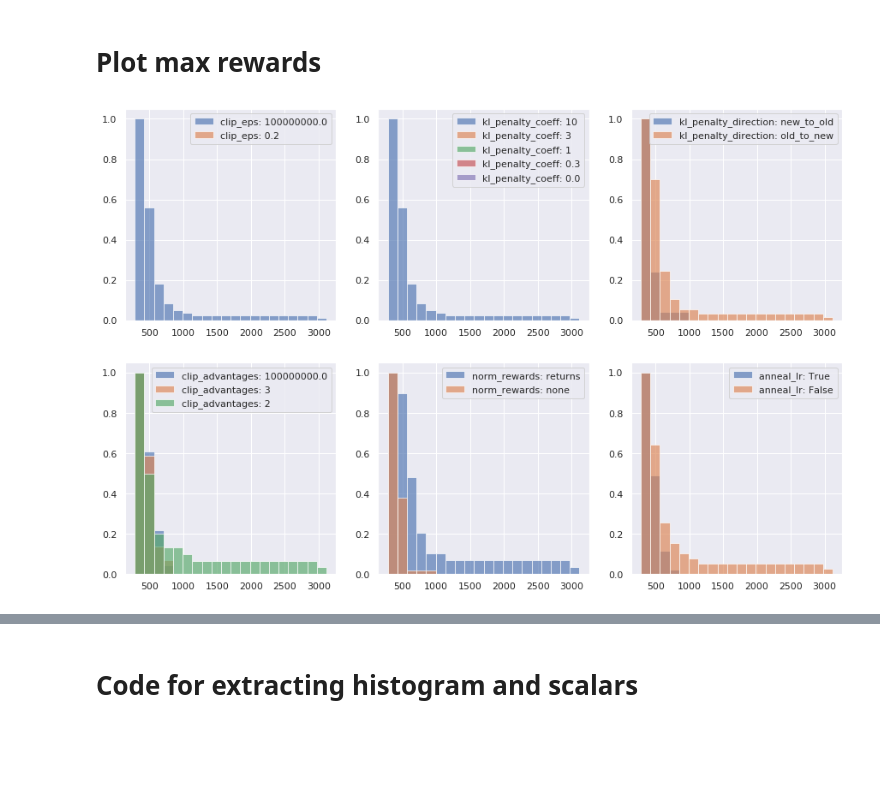
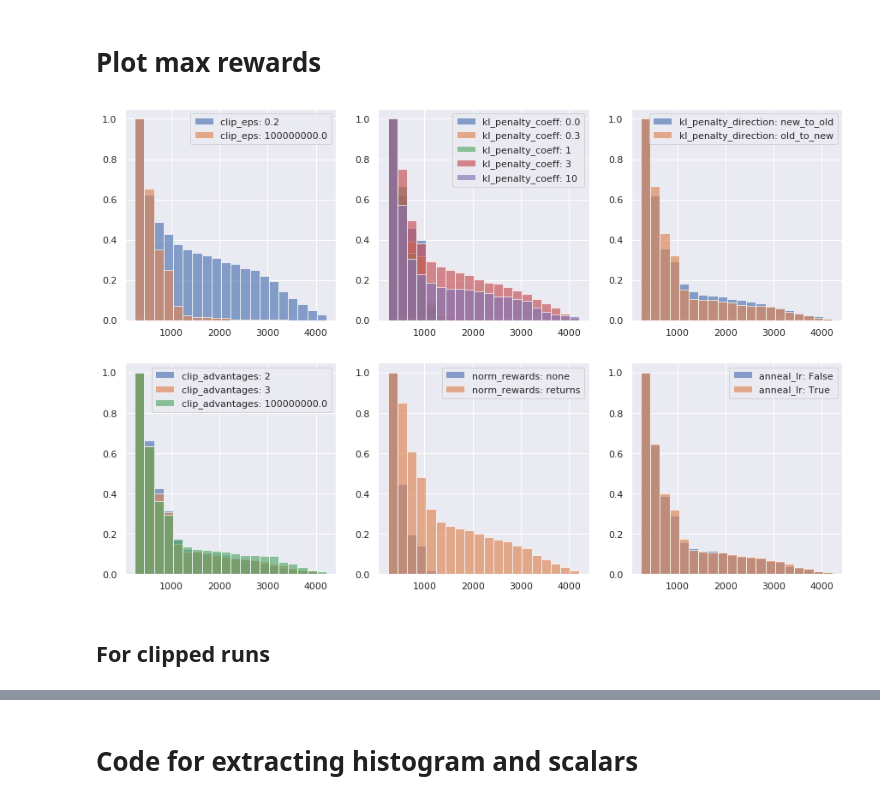
Before and after one commit to chloechsu/code-for-paper, a Jupyter notebook: src/kl_and_clip_experiment/analysis.ipynb, the cells around one changed output, grey strips where cells are left out. Drawn from its saved outputs; the diff is of its cells as text; code cells hidden in the pictures; blank space fills up the shorter version.

```diff
--- a/src/kl_and_clip_experiment/analysis.ipynb
+++ b/src/kl_and_clip_experiment/analysis.ipynb
@@ -17,3 +9,34 @@ OSError: HDF5 error back trace
+# %%
+broken = [
+'7830f76f-c497-4763-99c3-dd6561ed6240',
+'e5eac721-7e54-444c-9368-be0cef27dbdc',
+'c19b9945-4cba-44ff-bcd7-99615912389c',
+'236cfe9e-71eb-4c2e-ac44-8cebbced942b',
+'7ef78312-d00f-4db8-be19-b92ca1a24b1d',
+'f76d07ab-23c5-466c-a961-9a0757c10c21',
+'591384c0-3303-4146-83dc-69865bb68d16',
+'92c53a02-7d63-4279-a6c2-685c73fd2c0f',
+'1b6ea9b4-9d89-46b6-95f2-0f50ac376938',
+'234238e1-849c-408d-8e2e-fe9ccb114f5b',
+'2e332d37-af76-4271-a80b-660758d5b519',
+'e9307ee2-61bf-48f6-a936-a78dff18e68e',
+'c6e94626-ccc5-480a-98ad-f70263f9b845',
+'df12e229-9aad-442b-9a4e-ea7fb4b1bc5e',
+'09067514-cad2-4f84-b25a-3614a65669a9',
+'9cf5b8fd-49af-43cd-83e3-1cecaeeabd1e',
+'520129df-6f8e-4299-951a-20608883f263',
+'620f9efd-62a7-4bb5-80bf-bb58c747d480',
+'cb1a550c-73a9-4c83-bcda-cb00f605d099',
+'d432e49d-f684-4063-a94d-6aa874da6926',
+'0f0bacca-34b1-4f35-8879-42a86cd11837',
+'0e636be9-aa25-4d1d-bc9b-159737051603',
+'bc8bfd27-197e-4562-a12a-3af4c65413f5',
+'c06123db-9333-4630-9bc5-88e23f5aa0ba',
+'d687ad92-e001-4b69-977a-78d231b27a9d',
+'fe7e24dc-9e15-4692-ad64-eb3daef3931d'
+]
+
+r = readers.CollectionReader('agents', exp_filter=lambda exp_id: exp_id not in broken)
 # %%
 metadata = r.df('metadata')
 opt = r.df('optimization')
@@ -24,7 +47,7 @@ constraints_heldout = r.df('paper_constraints_heldout')
 code_level_opts = {
       'clip_eps': [0.2, 1e8],
       'kl_penalty_coeff': [0.0, 0.3, 1, 3, 10],
-      'kl_penalty_direction': ['old_to_new', 'new_to_old'],
+      'kl_penalty_direction': ['new_to_old', 'old_to_new'],
       'clip_advantages': [2, 3, 1e8],
       'norm_rewards': ['none', 'returns'],
       'anneal_lr': [False, True],
@@ -41,23 +64,25 @@ key_metadata = metadata[['exp_id', 'game', 'clip_eps', 'kl_penalty_coeff', 'kl_p
 # %%
 max_rewards = opt.groupby('exp_id').max()
 
 # Histogram setup
 _, bin_edges = np.histogram(max_rewards['mean_reward'].tolist(), NUM_BINS)
 bin_locs = (bin_edges[:-1] + bin_edges[1:]) / 2
 bin_ws = (bin_edges[1] - bin_edges[0])
 
 # Plot setup
 kwargs = {'width': bin_ws, 'alpha': 0.65}
 fig, ax = plt.subplots(2, 3, figsize=(15,10))
 
 for i, cl_opt in enumerate(code_level_opts):
-    for b in reversed(code_level_opts[cl_opt]):
+    for b in code_level_opts[cl_opt]:
         exp_ids = set(metadata[metadata[cl_opt] == b]['exp_id'].tolist())
         filt = max_rewards[max_rewards.index.isin(exp_ids)]
         hist, _ = np.histogram(filt['mean_reward'].tolist(), bin_edges)
         hist = np.flip(np.cumsum(np.flip(hist))) / np.sum(hist)
         ax.flatten()[i].bar(bin_locs, hist, label=f"{cl_opt}: {b}", **kwargs)
     ax.flatten()[i].legend()
 plt.show()
 # %% [output]
-[figure, old version]
+[figure, new version]
+# %% [markdown]
+## For clipped runs
```
Also changed, not shown: parts of 27 cells of this notebook, 17 other files.
